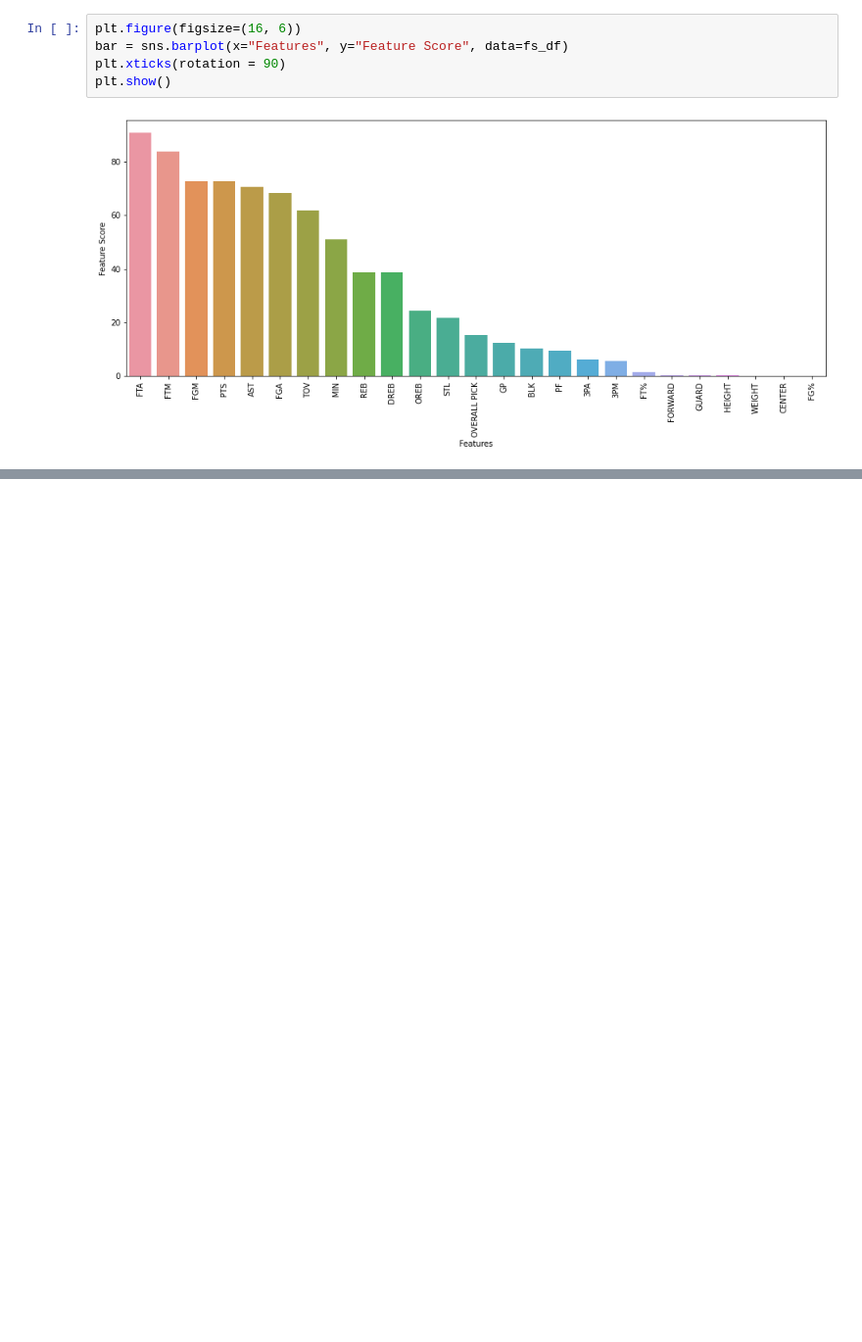
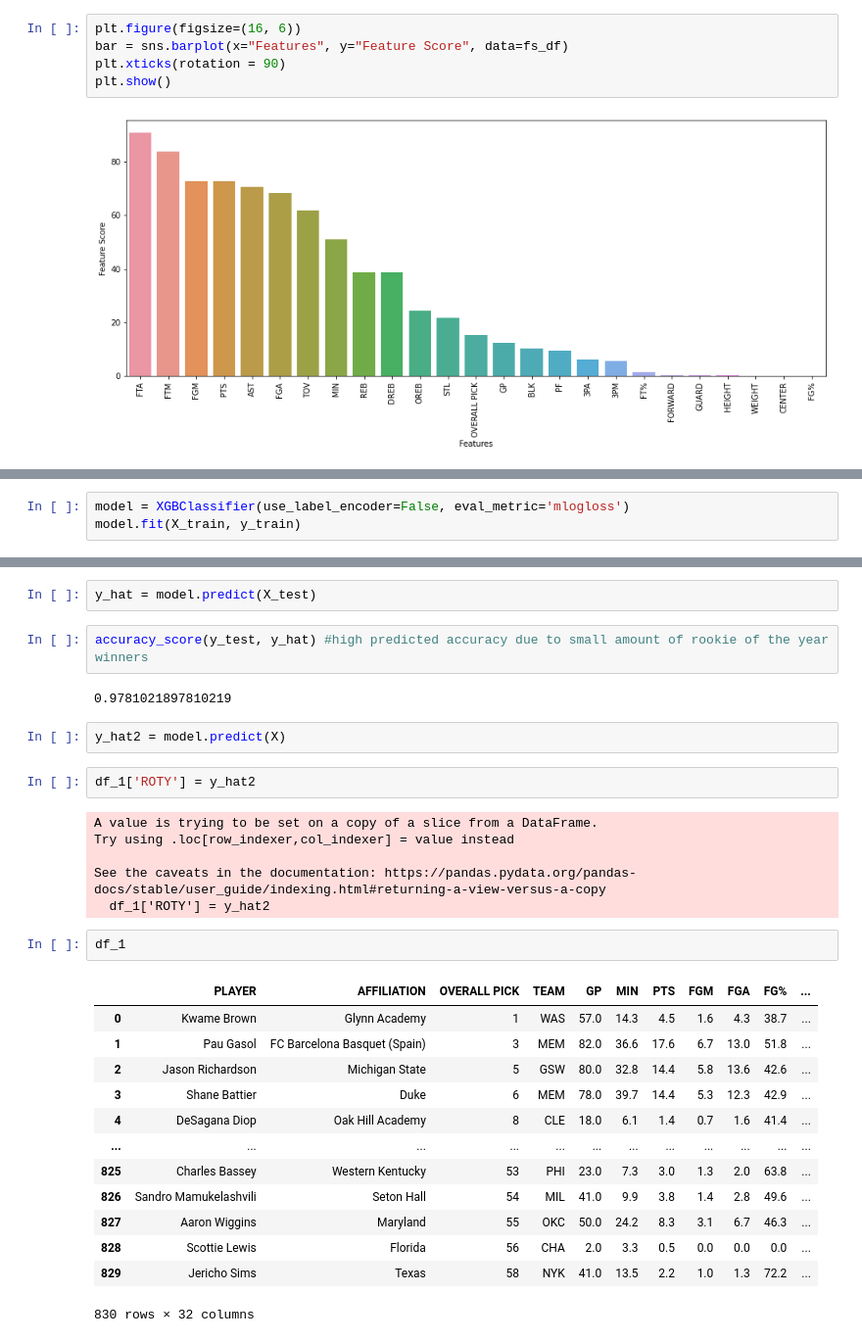
Before and after one commit to asimp104/nba_rookie_proj, a Jupyter notebook: model_building.ipynb, the cells around one changed output, grey strips where cells are left out. Shown at 98% size. Drawn from its saved outputs; the diff is of its cells as text; blank space fills up the shorter version.

Commit message:
finished building xgboost model

```diff
--- a/Predictive modelling.ipynb
+++ b/model_building.ipynb
@@ -116,0 +100,3 @@ Please also refer to the documentation for alternative solver options:
+# %%
+model = XGBClassifier(use_label_encoder=False, eval_metric='mlogloss')
+model.fit(X_train, y_train)
@@ -116,0 +114,32 @@ Please also refer to the documentation for alternative solver options:
+# %%
+y_hat = model.predict(X_test)
+# %%
+accuracy_score(y_test, y_hat) #high predicted accuracy due to small amount of rookie of the year winners
+# %% [output]
+0.9781021897810219
+# %%
+y_hat2 = model.predict(X)
+# %%
+df_1['ROTY'] = y_hat2
+# %% [output]
+A value is trying to be set on a copy of a slice from a DataFrame.
+Try using .loc[row_indexer,col_indexer] = value instead
+
+See the caveats in the documentation: https://pandas.pydata.org/pandas-docs/stable/user_guide/indexing.html#returning-a-view-versus-a-copy
+  df_1['ROTY'] = y_hat2
+# %%
+df_1
+# %% [output]
+|  | PLAYER | AFFILIATION | OVERALL PICK | TEAM | GP | MIN | PTS | FGM | FGA | FG% | ... |
+| 0 | Kwame Brown | Glynn Academy | 1 | WAS | 57.0 | 14.3 | 4.5 | 1.6 | 4.3 | 38.7 | ... |
+| 1 | Pau Gasol | FC Barcelona Basquet (Spain) | 3 | MEM | 82.0 | 36.6 | 17.6 | 6.7 | 13.0 | 51.8 | ... |
+| 2 | Jason Richardson | Michigan State | 5 | GSW | 80.0 | 32.8 | 14.4 | 5.8 | 13.6 | 42.6 | ... |
+| 3 | Shane Battier | Duke | 6 | MEM | 78.0 | 39.7 | 14.4 | 5.3 | 12.3 | 42.9 | ... |
+| 4 | DeSagana Diop | Oak Hill Academy | 8 | CLE | 18.0 | 6.1 | 1.4 | 0.7 | 1.6 | 41.4 | ... |
+| ... | ... | ... | ... | ... | ... | ... | ... | ... | ... | ... | ... |
+| 825 | Charles Bassey | Western Kentucky | 53 | PHI | 23.0 | 7.3 | 3.0 | 1.3 | 2.0 | 63.8 | ... |
+| 826 | Sandro Mamukelashvili | Seton Hall | 54 | MIL | 41.0 | 9.9 | 3.8 | 1.4 | 2.8 | 49.6 | ... |
+| 827 | Aaron Wiggins | Maryland | 55 | OKC | 50.0 | 24.2 | 8.3 | 3.1 | 6.7 | 46.3 | ... |
+| 828 | Scottie Lewis | Florida | 56 | CHA | 2.0 | 3.3 | 0.5 | 0.0 | 0.0 | 0.0 | ... |
+| 829 | Jericho Sims | Texas | 58 | NYK | 41.0 | 13.5 | 2.2 | 1.0 | 1.3 | 72.2 | ... |
+830 rows × 32 columns
```
Also changed, not shown: parts of 7 cells of this notebook, 1 other file.
